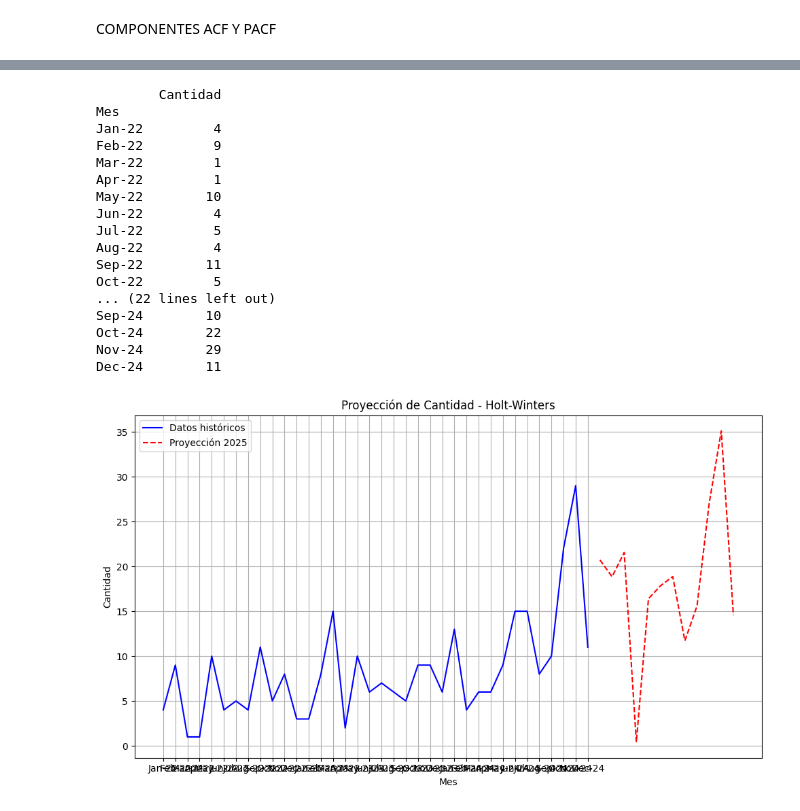
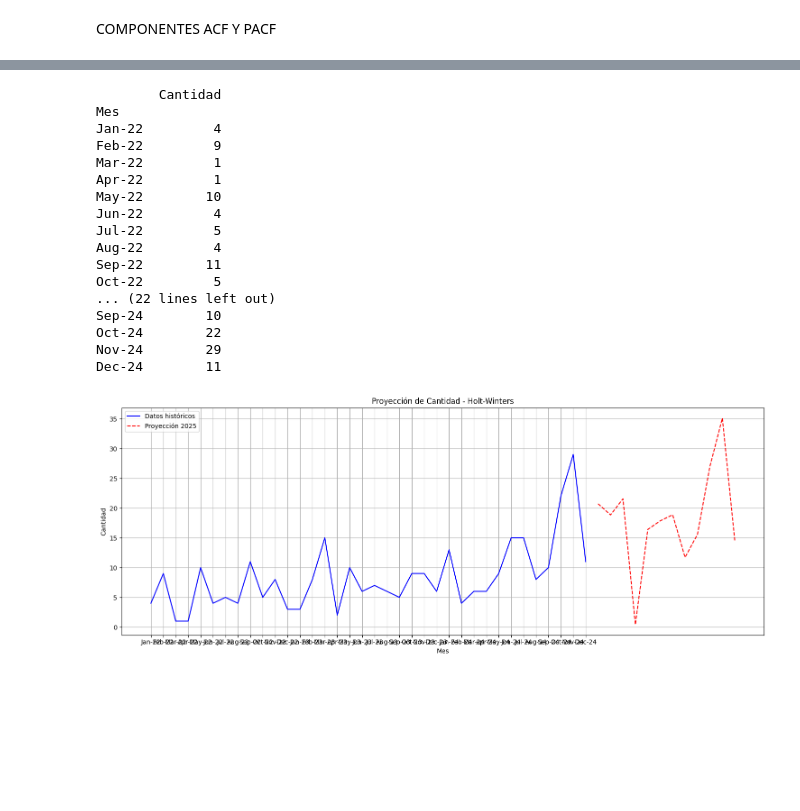
Before and after one commit to serway-hub/Proyecto_pronostico, a Jupyter notebook: pronosticos_pergolite.ipynb, the cells around one changed output, grey strips where cells are left out. Saved outputs shown, nothing was run; the diff lists cells and outputs as text; code cells hidden in the pictures; blank space fills up the shorter version.

```diff
--- a/pronosticos_pergolite.ipynb
+++ b/pronosticos_pergolite.ipynb
@@ -370,32 +376,32 @@ forecast_df = pd.DataFrame({'Mes': future_dates.strftime('%b-%y'), 'Proyeccion':
 forecast_df.to_excel('proyeccion_2025.xlsx', index=False)
 
 # Graficar el resultado
-plt.figure(figsize=(10, 6))
+plt.figure(figsize=(15, 6))
 plt.plot(base_analisis_hot.index, base_analisis_hot['Cantidad'], label='Datos históricos', color='blue')
 plt.plot(forecast.index, forecast.values, label='Proyección 2025', color='red', linestyle='--')
 plt.title('Proyección de Cantidad - Holt-Winters')
 plt.xlabel('Mes')
 plt.ylabel('Cantidad')
 plt.legend()
 plt.grid(True)
 plt.tight_layout()
 plt.show()
 # %% [output]
         Cantidad
 Mes
 Jan-22         4
 Feb-22         9
 Mar-22         1
 Apr-22         1
 May-22        10
 Jun-22         4
 Jul-22         5
 Aug-22         4
 Sep-22        11
 Oct-22         5
 ... (22 lines left out)
 Sep-24        10
 Oct-24        22
 Nov-24        29
 Dec-24        11
-[figure, old version]
+[figure, new version]
```
Also changed, not shown: parts of 17 cells of this notebook.
